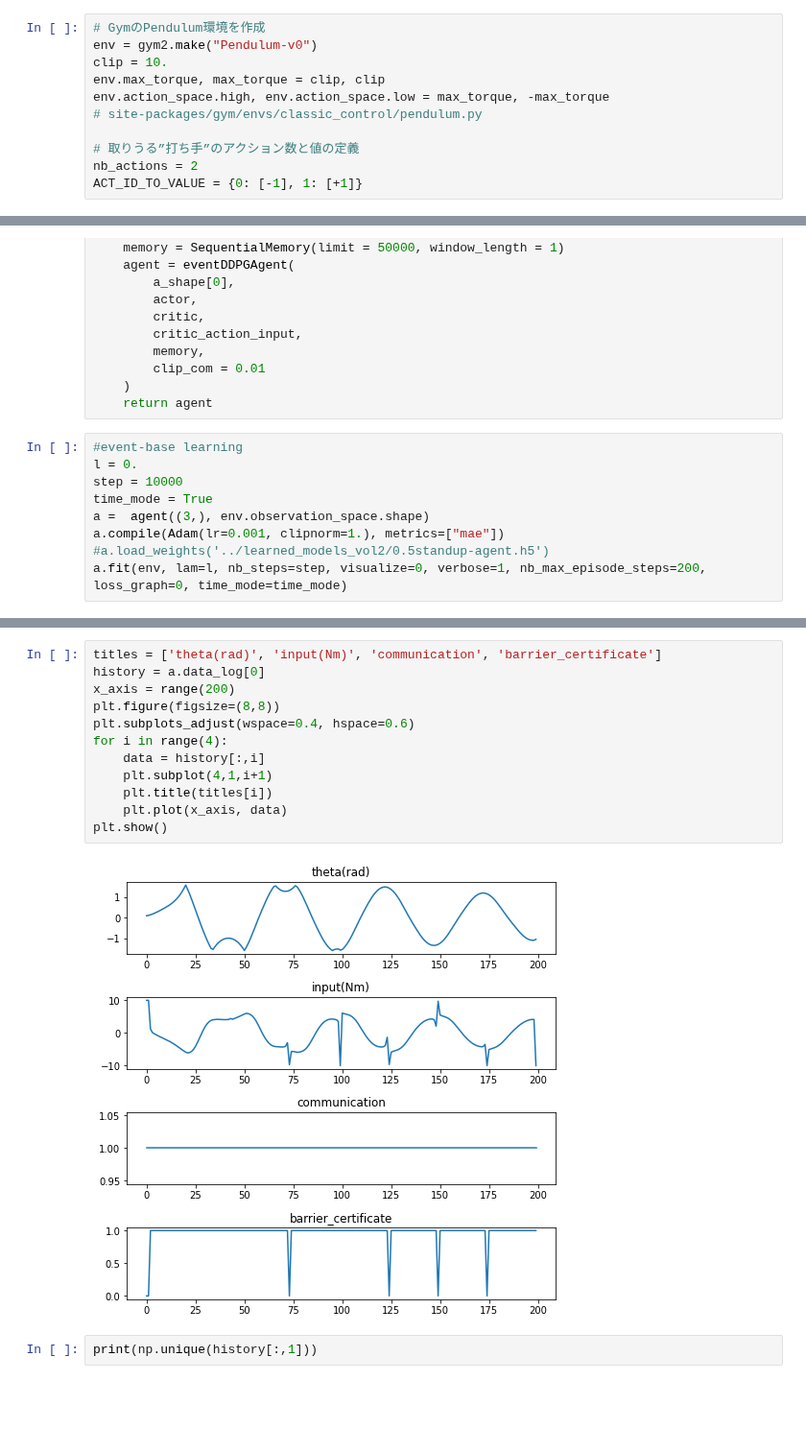
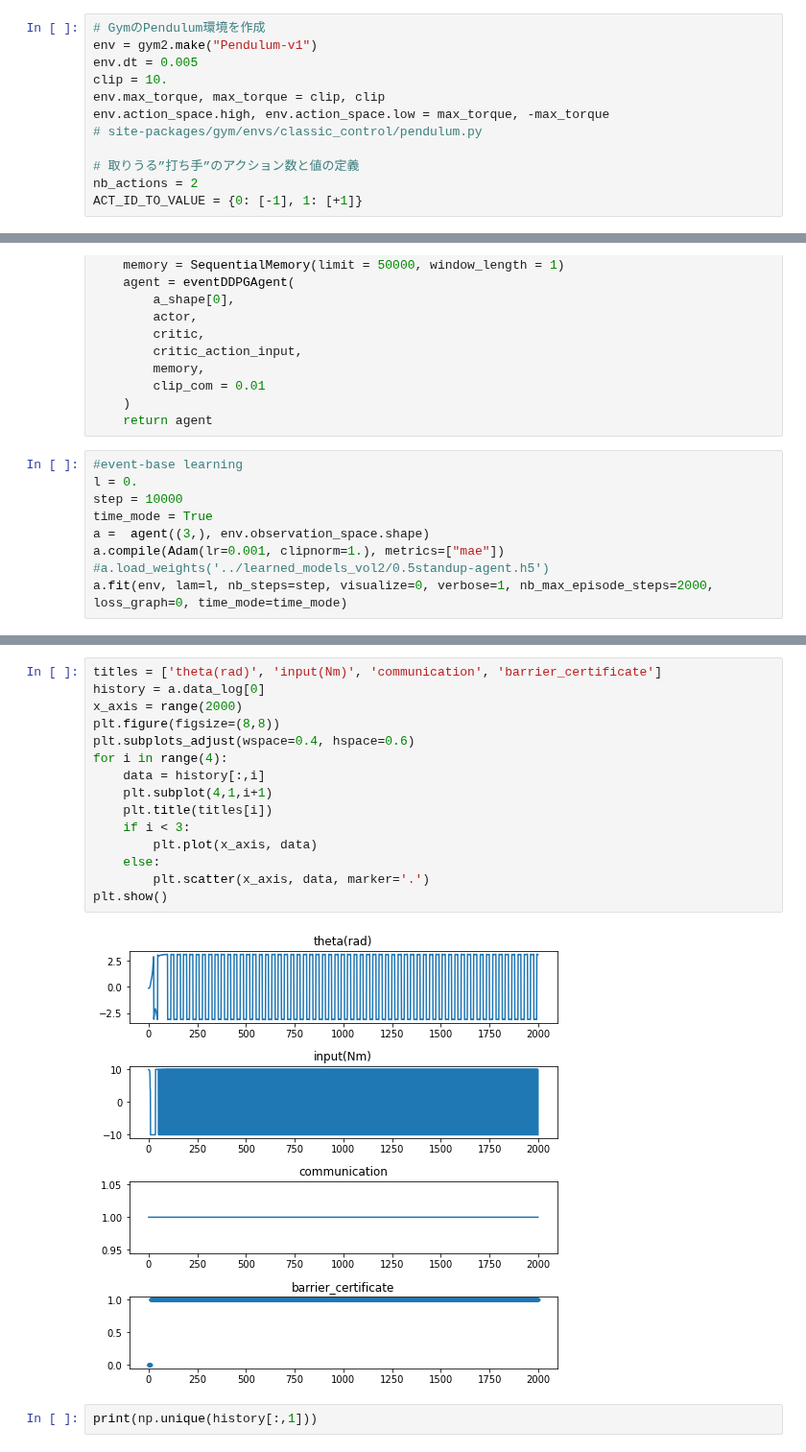
Before and after one commit to ibuki1024/eventDDPG, a Jupyter notebook: notebook/event_trigger_safe.ipynb, the cells around one changed output, grey strips where cells are left out. Shown at 96% size. Cells and saved outputs as stored; diff of their text form; blank space fills up the shorter version.

Commit message:
solve max_epsode_step issue and degree issue

```diff
--- a/notebook/event_trigger_safe.ipynb
+++ b/notebook/event_trigger_safe.ipynb
@@ -18,7 +18,8 @@ from rl2.memory import SequentialMemory
 Using TensorFlow backend.
 # %%
 # GymのPendulum環境を作成
-env = gym2.make("Pendulum-v0")
+env = gym2.make("Pendulum-v1")
+env.dt = 0.005
 clip = 10.
 env.max_torque, max_torque = clip, clip
 env.action_space.high, env.action_space.low = max_torque, -max_torque
@@ -69,5 +70,5 @@ time_mode = True
 a =  agent((3,), env.observation_space.shape)
 a.compile(Adam(lr=0.001, clipnorm=1.), metrics=["mae"])
 #a.load_weights('../learned_models_vol2/0.5standup-agent.h5')
-a.fit(env, lam=l, nb_steps=step, visualize=0, verbose=1, nb_max_episode_steps=200, loss_graph=0, time_mode=time_mode)
+a.fit(env, lam=l, nb_steps=step, visualize=0, verbose=1, nb_max_episode_steps=2000, loss_graph=0, time_mode=time_mode)
 # %% [output]
@@ -124,17 +114,20 @@ Episode 1: reward: -1021.450, steps: 200
 # %%
 titles = ['theta(rad)', 'input(Nm)', 'communication', 'barrier_certificate']
 history = a.data_log[0]
-x_axis = range(200)
+x_axis = range(2000)
 plt.figure(figsize=(8,8))
 plt.subplots_adjust(wspace=0.4, hspace=0.6)
 for i in range(4):
     data = history[:,i]
     plt.subplot(4,1,i+1)
     plt.title(titles[i])
-    plt.plot(x_axis, data)
+    if i < 3:
+        plt.plot(x_axis, data)
+    else:
+        plt.scatter(x_axis, data, marker='.')
 plt.show()
 # %% [output]
-[figure, old version]
+[figure, new version]
 # %%
 print(np.unique(history[:,1]))
 # %% [output]
```
Also changed, not shown: parts of 6 cells of this notebook, 9 other files.
